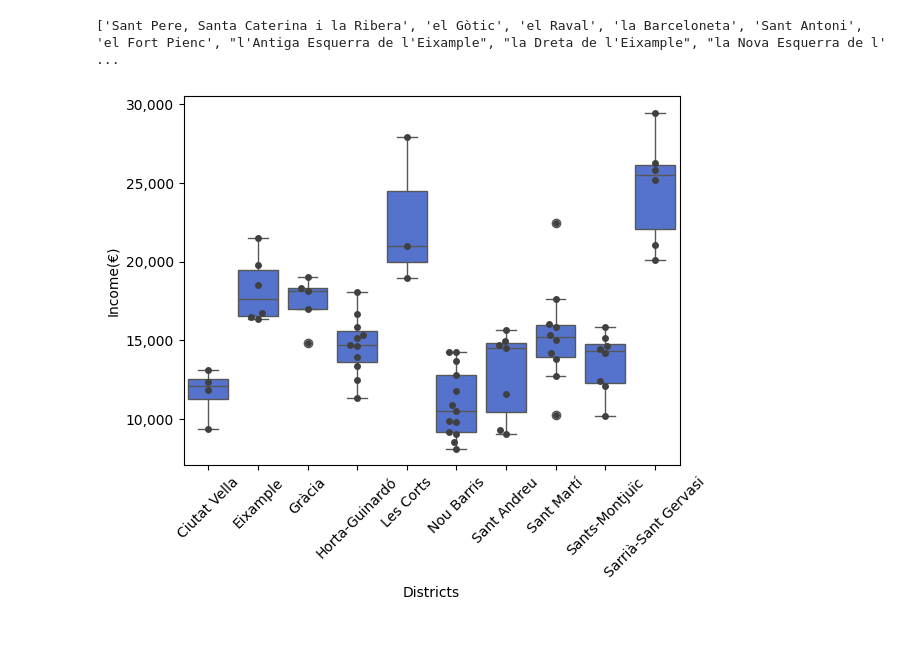
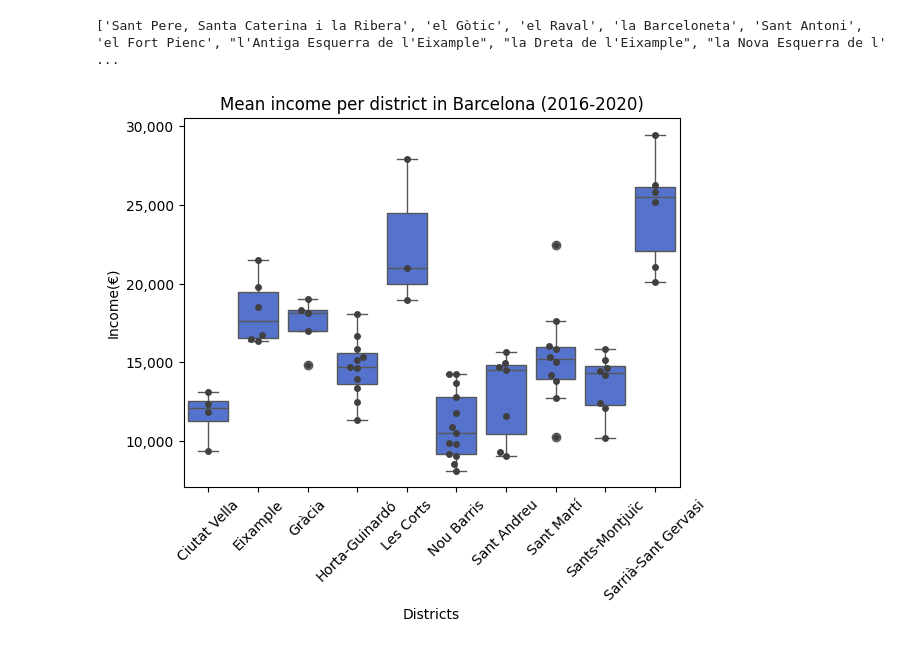
Before and after one commit to JuliaAT/AVDM-project, a Jupyter notebook: DataTreatment(EnriqueGarcíaOrtiz).ipynb, the cells around one changed output. Saved outputs shown, nothing was run; the diff lists cells and outputs as text; code cells hidden in the pictures.

```diff
--- a/DataTreatment(EnriqueGarcíaOrtiz).ipynb
+++ b/DataTreatment(EnriqueGarcíaOrtiz).ipynb
@@ -119,17 +124,17 @@ print(barris, len(barris))
 # %% [output]
 ['Sant Pere, Santa Caterina i la Ribera', 'el Gòtic', 'el Raval', 'la Barceloneta', 'Sant Antoni', 'el Fort Pienc', "l'Antiga Esquerra de l'Eixample", "la Dreta de l'Eixample", "la Nova Esquerra de l' ...
 # %%
-
 # Create a boxplot
 sns.boxplot(x='Nom_Districte', y='Import_Euros', data=income_df_refinedforboxplot,color='royalblue')
 # Add swarmplot for individual data points
 sns.swarmplot(x='Nom_Districte', y='Import_Euros', data=income_df_refinedforboxplot, color=".25")
-plt.gca().yaxis.set_major_formatter(plt.matplotlib.ticker.StrMethodFormatter("{x:,.0f}"))
+plt.gca().yaxis.set_major_formatter(plt.matplotlib.ticker.StrMethodFormatter("{x:,.0f}"))#comma for the thousands!
+plt.title("Mean income per district in Barcelona (2016-2020)")
 plt.ylabel('Income(€)')
 plt.xlabel('Districts')
 plt.xticks(rotation=45)
 # Show the plot
 plt.show()
-#The data plotted is the mean income for each neighborhood over the years!!!
+#Note:The data plotted is the mean income for each neighborhood over the years!!!
 # %% [output]
-[figure, old version]
+[figure, new version]
```
Also changed, not shown: parts of 6 cells of this notebook.
